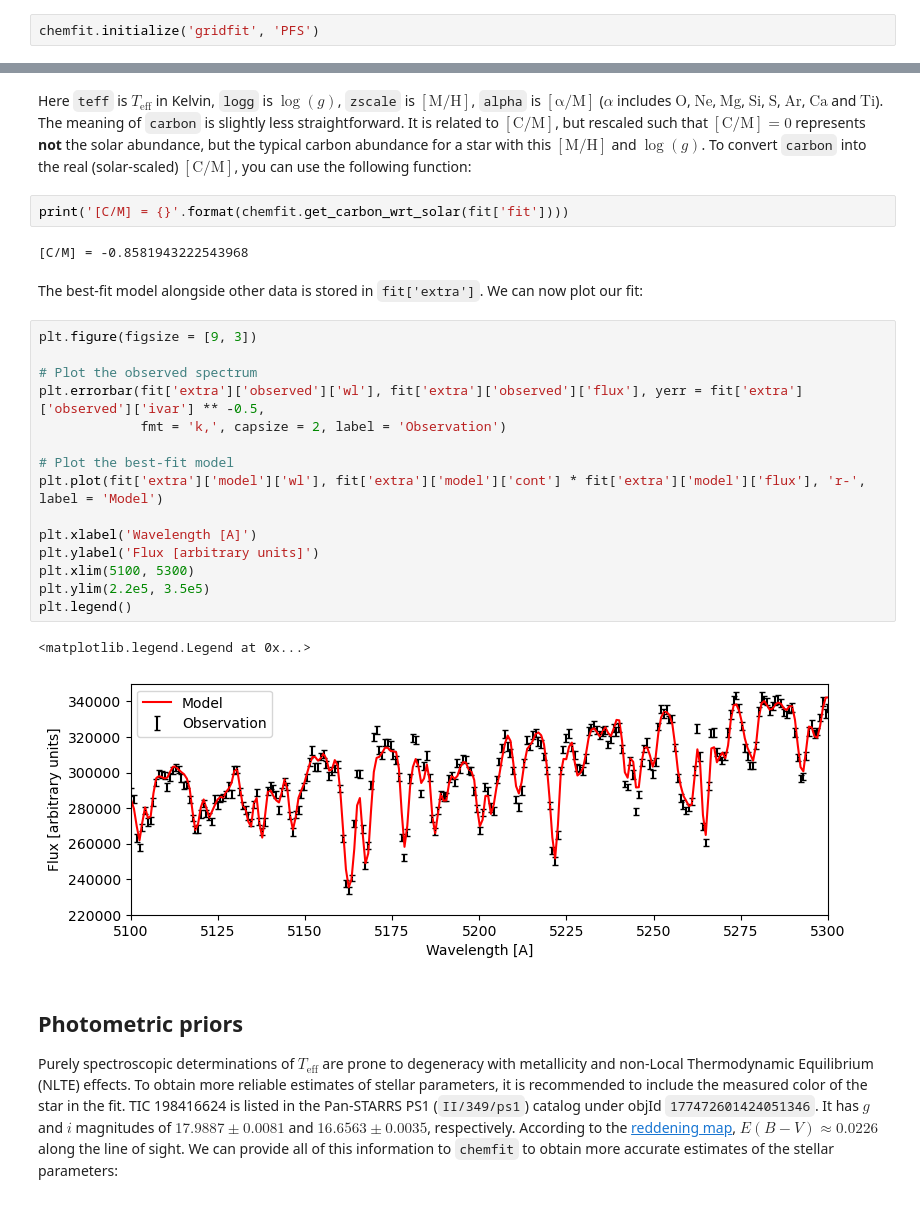
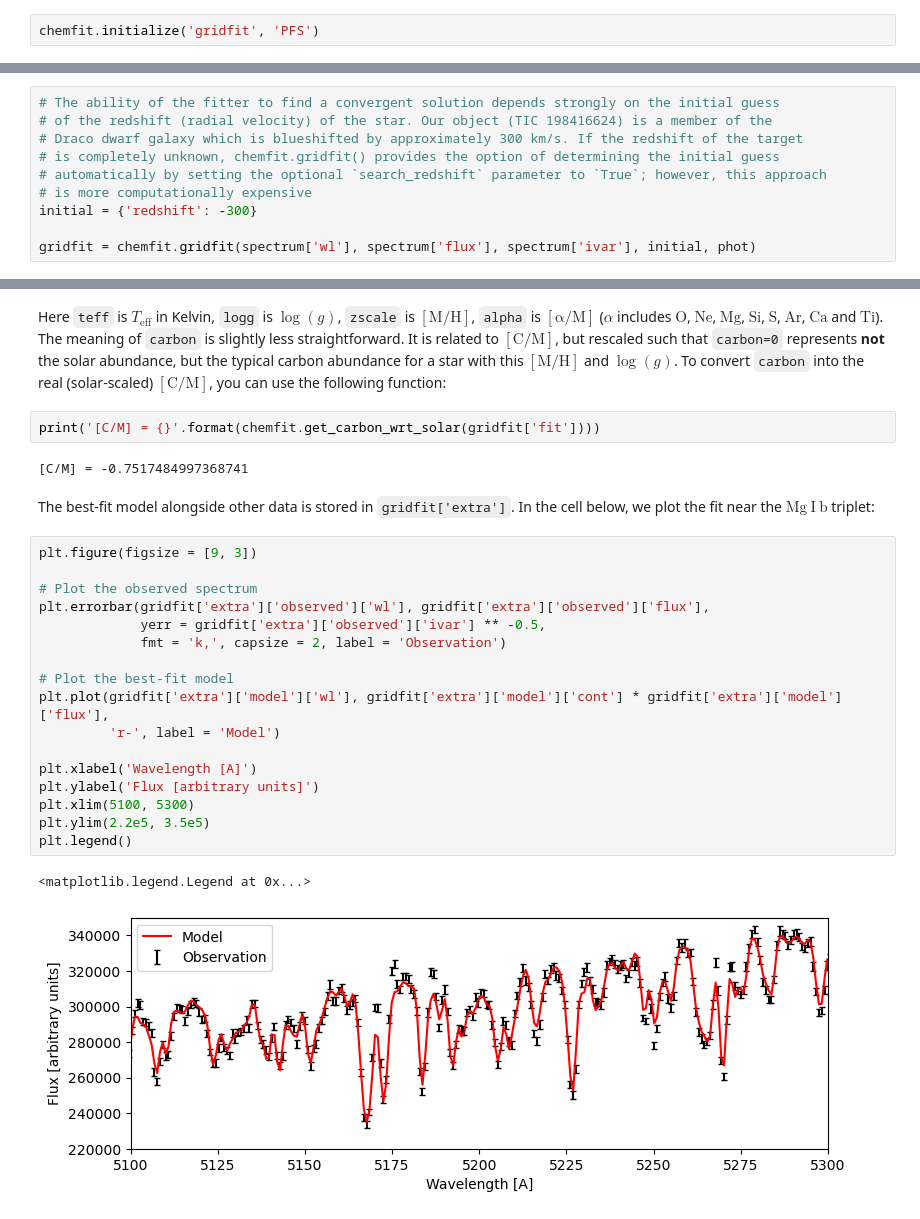
Before and after one commit to Roman-UCSD/chemfit, a Jupyter notebook: tutorials/quick_start.ipynb, the cells around one changed output, grey strips where cells are left out. Cells and saved outputs as stored; diff of their text form.

```diff
--- a/tutorials/quick_start.ipynb
+++ b/tutorials/quick_start.ipynb
@@ -101,0 +121,10 @@ fit = chemfit.chemfit(spectrum['wl'], spectrum['flux'], spectrum['ivar'], initia
+# %%
+# The ability of the fitter to find a convergent solution depends strongly on the initial guess
+# of the redshift (radial velocity) of the star. Our object (TIC 198416624) is a member of the
+# Draco dwarf galaxy which is blueshifted by approximately 300 km/s. If the redshift of the target
+# is completely unknown, chemfit.gridfit() provides the option of determining the initial guess
+# automatically by setting the optional `search_redshift` parameter to `True`; however, this approach
+# is more computationally expensive
+initial = {'redshift': -300}
+
+gridfit = chemfit.gridfit(spectrum['wl'], spectrum['flux'], spectrum['ivar'], initial, phot)
@@ -110,30 +159,28 @@ Best-fit errors: {'zscale': 0.02310599529531825, 'alpha': 0.01742830438777867, '
 # %% [markdown]
-Here `teff` is $T_\mathrm{eff}$ in Kelvin, `logg` is $\log(g)$, `zscale` is $[\mathrm{M/H}]$, `alpha` is $[\mathrm{\alpha/M}]$ ($\alpha$ includes $\mathrm{O}$, $\mathrm{Ne}$, $\mathrm{Mg}$, $\mathrm{Si}$, $\mathrm{S}$, $\mathrm{Ar}$, $\mathrm{Ca}$ and $\mathrm{Ti}$). The meaning of `carbon` is slightly less straightforward. It is related to $[\mathrm{C/M}]$, but rescaled such that $[\mathrm{C/M}]=0$ represents **not** the solar abundance, but the typical carbon abundance for a star with this $[\mathrm{M/H}]$ and $\log(g)$. To convert `carbon` into the real (solar-scaled) $[\mathrm{C/M}]$, you can use the following function:
+Here `teff` is $T_\mathrm{eff}$ in Kelvin, `logg` is $\log(g)$, `zscale` is $[\mathrm{M/H}]$, `alpha` is $[\mathrm{\alpha/M}]$ ($\alpha$ includes $\mathrm{O}$, $\mathrm{Ne}$, $\mathrm{Mg}$, $\mathrm{Si}$, $\mathrm{S}$, $\mathrm{Ar}$, $\mathrm{Ca}$ and $\mathrm{Ti}$). The meaning of `carbon` is slightly less straightforward. It is related to $[\mathrm{C/M}]$, but rescaled such that `carbon=0` represents **not** the solar abundance, but the typical carbon abundance for a star with this $[\mathrm{M/H}]$ and $\log(g)$. To convert `carbon` into the real (solar-scaled) $[\mathrm{C/M}]$, you can use the following function:
 # %%
-print('[C/M] = {}'.format(chemfit.get_carbon_wrt_solar(fit['fit'])))
+print('[C/M] = {}'.format(chemfit.get_carbon_wrt_solar(gridfit['fit'])))
 # %% [output]
-[C/M] = -0.8581943222543968
+[C/M] = -0.7517484997368741
 # %% [markdown]
-The best-fit model alongside other data is stored in `fit['extra']`. We can now plot our fit:
+The best-fit model alongside other data is stored in `gridfit['extra']`. In the cell below, we plot the fit near the $\mathrm{Mg\ I\ b}$ triplet:
 # %%
 plt.figure(figsize = [9, 3])
 
 # Plot the observed spectrum
-plt.errorbar(fit['extra']['observed']['wl'], fit['extra']['observed']['flux'], yerr = fit['extra']['observed']['ivar'] ** -0.5,
+plt.errorbar(gridfit['extra']['observed']['wl'], gridfit['extra']['observed']['flux'],
+             yerr = gridfit['extra']['observed']['ivar'] ** -0.5,
              fmt = 'k,', capsize = 2, label = 'Observation')
 
 # Plot the best-fit model
-plt.plot(fit['extra']['model']['wl'], fit['extra']['model']['cont'] * fit['extra']['model']['flux'], 'r-', label = 'Model')
+plt.plot(gridfit['extra']['model']['wl'], gridfit['extra']['model']['cont'] * gridfit['extra']['model']['flux'],
+         'r-', label = 'Model')
 
 plt.xlabel('Wavelength [A]')
 plt.ylabel('Flux [arbitrary units]')
 plt.xlim(5100, 5300)
 plt.ylim(2.2e5, 3.5e5)
 plt.legend()
 # %% [output]
 <matplotlib.legend.Legend at 0x...>
-[figure, old version]
+[figure, new version]
-# %% [markdown]
-## Photometric priors
-
-Purely spectroscopic determinations of $T_\mathrm{eff}$ are prone to degeneracy with metallicity and non-Local Thermodynamic Equilibrium (NLTE) effects. To obtain more reliable estimates of stellar parameters, it is recommended to include the measured color of the star in the fit. TIC 198416624 is listed in the Pan-STARRS PS1 (`II/349/ps1`) catalog under objId `177472601424051346`. It has $g$ and $i$ magnitudes of $17.9887\pm0.0081$ and $16.6563\pm 0.0035$, respectively. According to the [reddening map](https://irsa.ipac.caltech.edu/applications/DUST/), $E(B-V)\approx 0.0226$ along the line of sight. We can provide all of this information to `chemfit` to obtain more accurate estimates of the stellar parameters:
```
Also changed, not shown: parts of 47 cells of this notebook.
